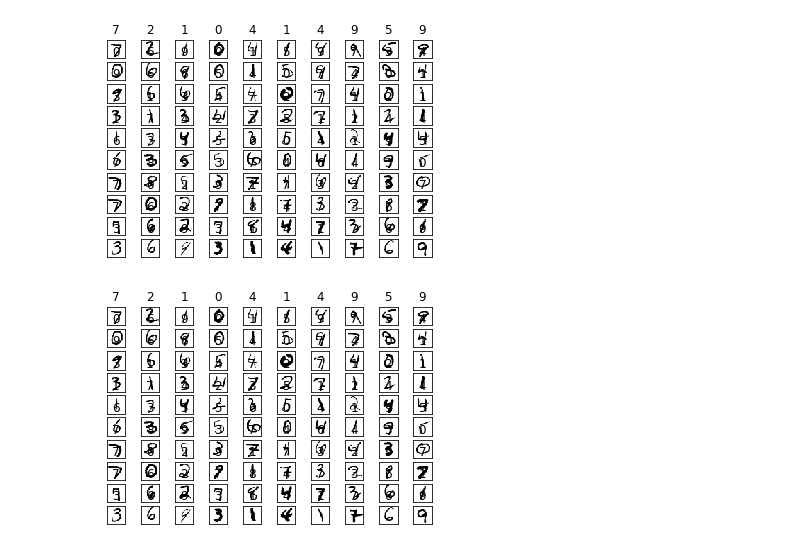
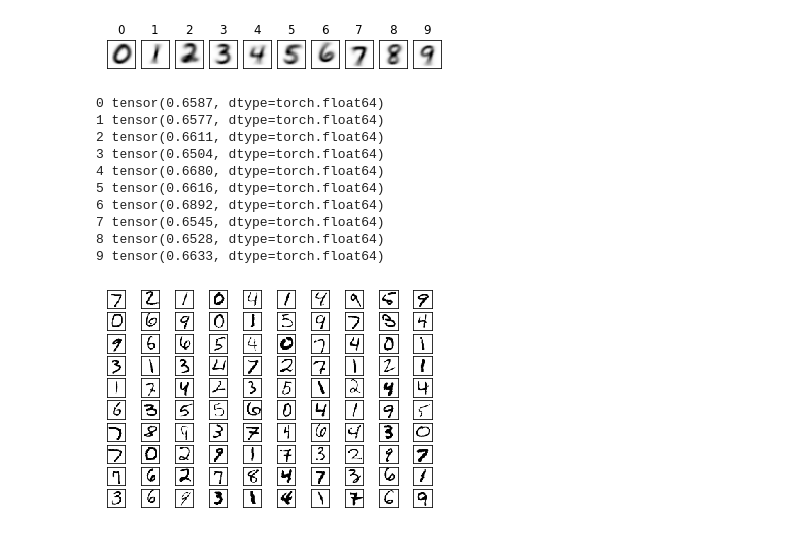
Before and after one commit to jesnk/20_1_ml_class, a Jupyter notebook: assignment/08/Untitled.ipynb, the cells around one changed output. Cells and saved outputs as stored; diff of their text form; code cells hidden in the pictures.

Commit message:
Plot the Average images of numbers

```diff
--- a/assignment/08/Untitled.ipynb
+++ b/assignment/08/Untitled.ipynb
@@ -15,22 +17,79 @@ count       = 0     # count for the number of images
 # %%
 #
 # make a matrix each column of which represents an images in a vector form
 #
 list_image  = np.empty((size_row * size_col, num_image), dtype=float)
 list_label  = np.empty(num_image, dtype=int)
+count = 0
 
 for line in data:
 
     line_data   = line.split(',')
     label       = line_data[0]
     im_vector   = np.asfarray(line_data[1:])
 
     list_label[count]       = label
     list_image[:, count]    = im_vector
 
     count += 1
+
+
+
+for i in range(0,10) :
+
+    list_label_image = list_image[:,list_label == i]
+    m = list_label_image.shape[1]
+    avg_image = list_label_image.mean(axis=1)
+
+    im_matrix = avg_image.reshape((size_row, size_col))
+    plt.subplot(1,10,i+1)
+    plt.title(i)
+    plt.imshow(im_matrix, cmap='Greys', interpolation='None')
+    frame   = plt.gca()
+    frame.axes.get_xaxis().set_visible(False)
+    frame.axes.get_yaxis().set_visible(False)
+
+plt.show()
 # %% [output]
-[figure, old version]
+[figure, new version]
+# %%
+thetas = np.random.normal(0,1,size_row*size_col)
+
+size_layer_1 = 10
+size_layer_2 = 5
+
+thetas_to_layer_1 = torch.DoubleTensor(size_row*size_col,size_layer_1).normal_(0,1)
+thetas_to_layer_2 = torch.DoubleTensor(size_layer_1,size_layer_2).normal_(0,1)
+thetas_to_output = torch.DoubleTensor(size_layer_2,1).normal_(0,1)
+
+
+for i in range(0,10) :
+
+    list_label_vector = list_image[:,list_label==i]
+    m = list_label_vector.shape[1]
+
+    data = torch.DoubleTensor(list_label_vector).T
+    y_layer_1 = torch.matmul(data,thetas_to_layer_1)
+    z_layer_1 = 1 /  (1+torch.exp(-y_layer_1))
+
+    y_layer_2 = np.matmul(z_layer_1,thetas_to_layer_2)
+    z_layer_2 = 1 / (1+torch.exp(-y_layer_2))
+
+    y_output = torch.matmul(z_layer_2,thetas_to_output)
+    z_output = 1 / (1+torch.exp(-y_output))
+
+    print(i,z_output.mean())
+# %% [output]
+0 tensor(0.6587, dtype=torch.float64)
+1 tensor(0.6577, dtype=torch.float64)
+2 tensor(0.6611, dtype=torch.float64)
+3 tensor(0.6504, dtype=torch.float64)
+4 tensor(0.6680, dtype=torch.float64)
+5 tensor(0.6616, dtype=torch.float64)
+6 tensor(0.6892, dtype=torch.float64)
+7 tensor(0.6545, dtype=torch.float64)
+8 tensor(0.6528, dtype=torch.float64)
+9 tensor(0.6633, dtype=torch.float64)
 # %%
 #
 # plot first 100 images out of 10,000 with their labels
@@ -44,7 +103,7 @@ for i in range(100):
     im_matrix   = im_vector.reshape((size_row, size_col))
 
     plt.subplot(10, 10, i+1)
-    plt.title(label)
+    #plt.title(label)
     plt.imshow(im_matrix, cmap='Greys', interpolation='None')
 
     frame   = plt.gca()
@@ -53,4 +112,4 @@ for i in range(100):
 
 plt.show()
 # %% [output]
-[figure, old version]
+[figure, new version]
```
Also changed, not shown: parts of 1 cell of this notebook.
